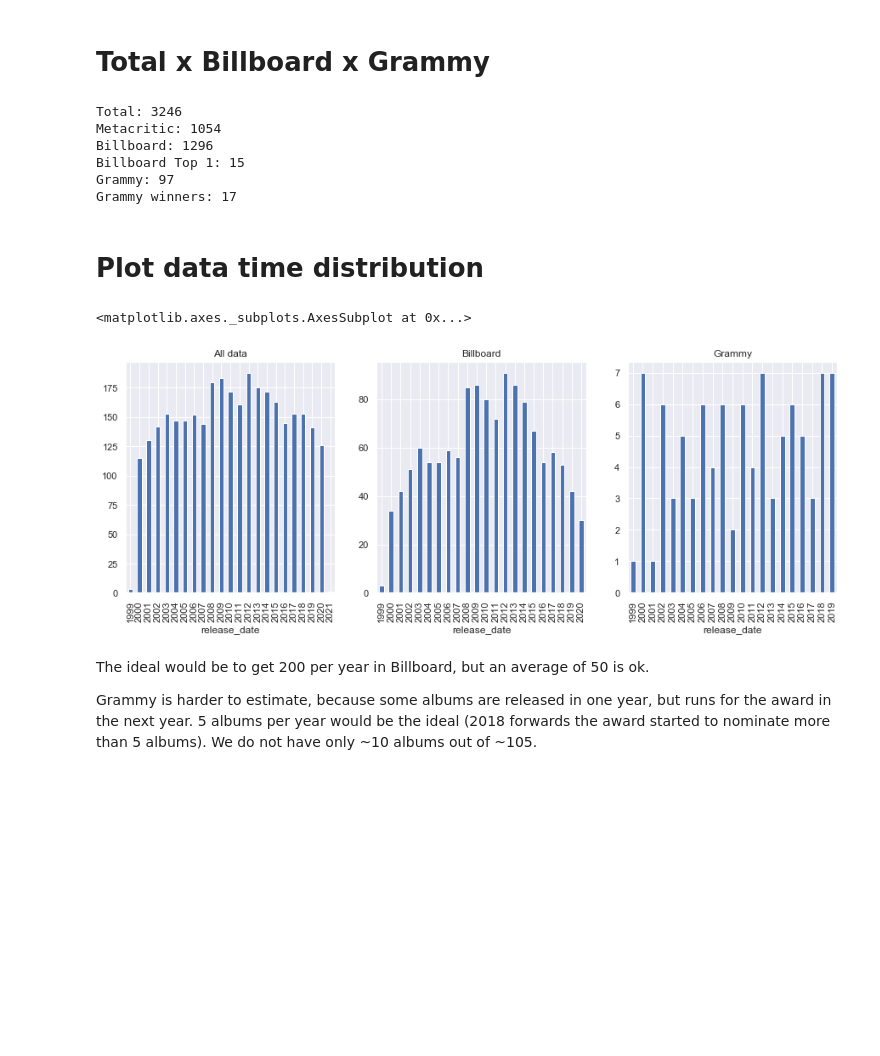
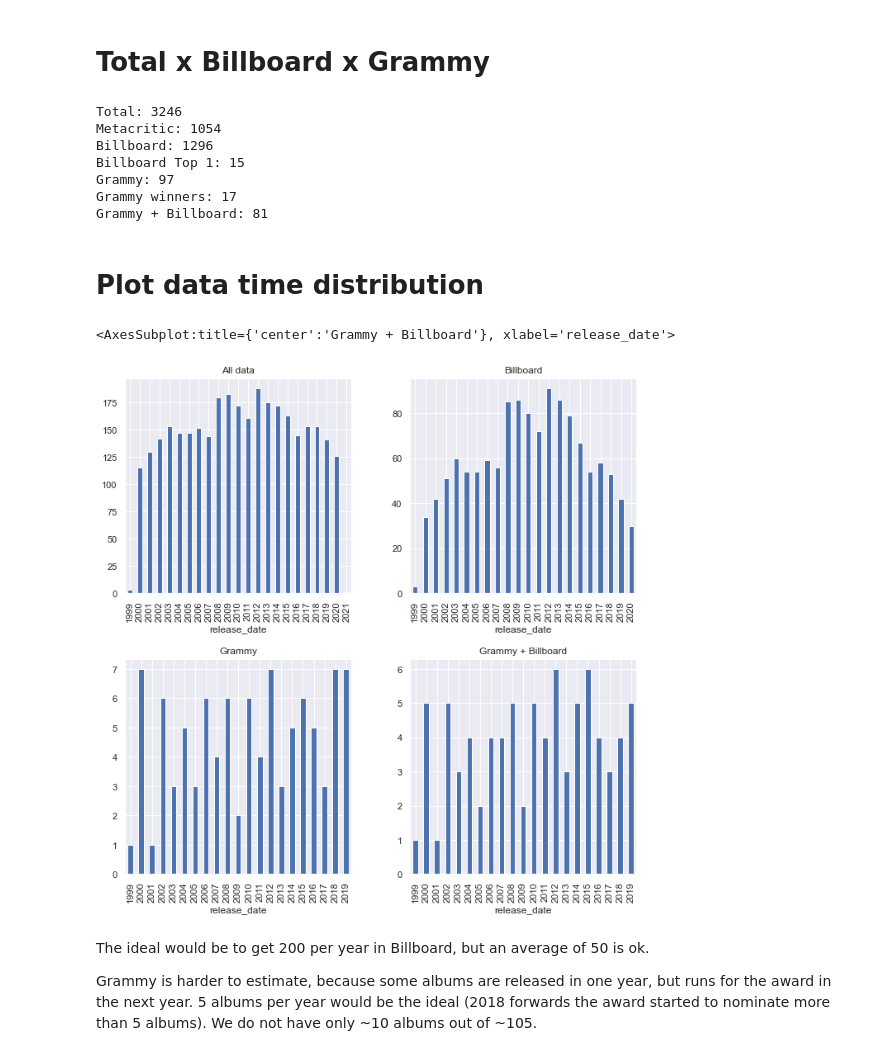
Before and after one commit to wainejr/CSB53, a Jupyter notebook: notebooks/graph_plots_joined_data.ipynb, the cells around one changed output. Drawn from its saved outputs; the diff is of its cells as text; code cells hidden in the pictures; blank space fills up the shorter version.

Commit message:
Updated plot

```diff
--- a/notebooks/graph_plots_joined_data.ipynb
+++ b/notebooks/graph_plots_joined_data.ipynb
@@ -31,6 +31,8 @@ df
 df_billboard = df[df["billboard"].notnull()]
 df_grammy = df[df["grammy"].notnull()]
 df_metacritic = df.groupby([df["release_date"].dt.year]).apply(lambda grp: grp.nlargest(50, 'metascore'))
+
+df_grammy_billboard = df_grammy[df_grammy["billboard"].notnull()]
 
 _grammy_winners = df_grammy["grammy"].apply(lambda d: d["won"])
 _billboard_top_1 = df_billboard["billboard"].apply(lambda d: [v for v in d.values()])
@@ -41,6 +43,7 @@ print("Billboard:", len(df_billboard))
 print("Billboard Top 1:", len([... for b in _billboard_top_1.to_list() if 1 in b]))
 print("Grammy:", len(df_grammy))
 print("Grammy winners:", len([... for g in _grammy_winners.to_list() if g == 1]))
+print("Grammy + Billboard:", len(df_grammy_billboard))
 # %% [output]
 Total: 3246
 Metacritic: 1054
@@ -48,24 +51,29 @@ Billboard: 1296
 Billboard Top 1: 15
 Grammy: 97
 Grammy winners: 17
+Grammy + Billboard: 81
 # %% [markdown]
 # Plot data time distribution
 # %%
-fig, axes = plt.subplots(nrows=1, ncols=3)
-fig.set_figheight(5)
-fig.set_figwidth(15)
+fig, axes = plt.subplots(nrows=2, ncols=2)
+fig.tight_layout(pad=2.0)
+fig.set_figheight(10)
+fig.set_figwidth(10)
 
 _df_year = df.groupby([df["release_date"].dt.year]).size()
-_df_year.plot.bar(ax=axes[0], title="All data")
+_df_year.plot.bar(ax=axes[0, 0], title="All data")
 
 _df_year = df_billboard.groupby([df_billboard["release_date"].dt.year]).size()
-_df_year.plot.bar(ax=axes[1], title="Billboard")
+_df_year.plot.bar(ax=axes[0, 1], title="Billboard")
 
 _df_year = df_grammy.groupby([df_grammy["release_date"].dt.year]).size()
-_df_year.plot.bar(ax=axes[2], title="Grammy")
+_df_year.plot.bar(ax=axes[1, 0], title="Grammy")
+
+_df_year = df_grammy_billboard.groupby([df_grammy_billboard["release_date"].dt.year]).size()
+_df_year.plot.bar(ax=axes[1, 1], title="Grammy + Billboard")
 # %% [output]
-<matplotlib.axes._subplots.AxesSubplot at 0x...>
+<AxesSubplot:title={'center':'Grammy + Billboard'}, xlabel='release_date'>
-[figure, old version]
+[figure, new version]
 # %% [markdown]
 The ideal would be to get 200 per year in Billboard, but an average of 50 is ok.
 
```
Also changed, not shown: parts of 4 cells of this notebook.
